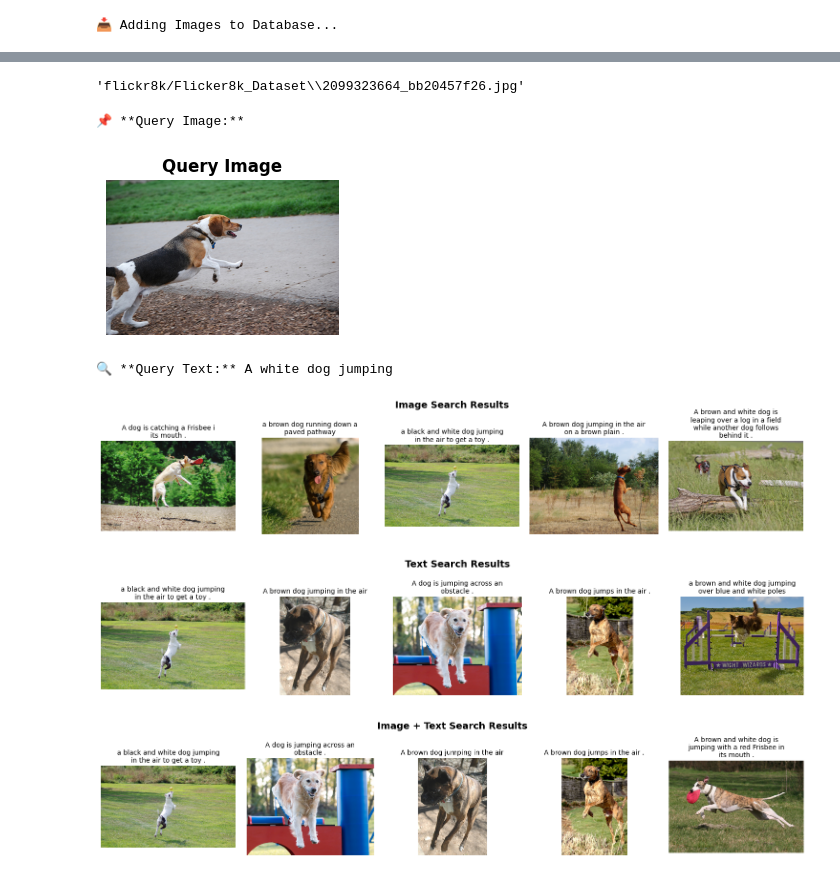
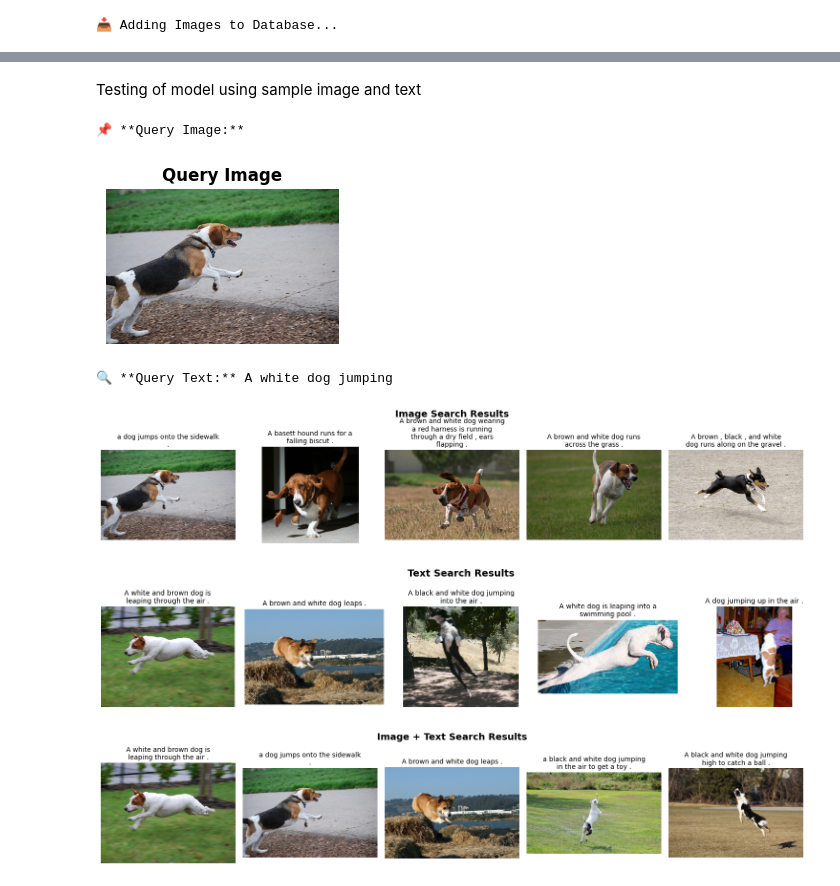
Before and after one commit to akshat2635/mindflix-assignment, a Jupyter notebook: backend/mindflix_rag.ipynb, the cells around one changed output, grey strips where cells are left out. Saved outputs shown, nothing was run; the diff lists cells and outputs as text; code cells hidden in the pictures.

```diff
--- a/backend/mindflix_rag.ipynb
+++ b/backend/mindflix_rag.ipynb
@@ -156,20 +157,21 @@ def search_by_text(query_text):
 # %%
-def search_by_image_and_text(image_path, query_text):
-    """Retrieve images based on both image and text query"""
-    image = Image.open(image_path).convert("RGB")
-    image_embedding = get_clip_embedding(image)
-    text_embedding = get_text_embedding(query_text)
+def search( image=None, query_text=None):
+    image_embedding = get_clip_embedding(image) if image else np.zeros(512)
+    text_embedding = get_text_embedding(query_text) if query_text else np.zeros(384)
 
-    image_embedding /= np.linalg.norm(image_embedding)
-    text_embedding /= np.linalg.norm(text_embedding)
+    image_embedding /= np.linalg.norm(image_embedding) if np.linalg.norm(image_embedding) != 0 else 1
+    text_embedding /= np.linalg.norm(text_embedding) if np.linalg.norm(text_embedding) != 0 else 1
 
     combined_embedding = np.concatenate((image_embedding, text_embedding))
     return retrieve_similar_images(combined_embedding)
+# %% [markdown]
+Testing of model using sample image and text
 # %%
 import matplotlib.pyplot as plt
 import textwrap
 from PIL import Image
 
+BASE_DIR = "flickr8k/Flicker8k_Dataset/"
 # Function to display results in a single-row format with captions below images
 def display_results(title, results):
     num_results = min(len(results), 5)  # Limit to top 5 results
@@ -186,7 +188,7 @@ def display_results(title, results):
         axes = [axes]
 
     for i, res in enumerate(results[:5]):  # Show max 5 images
-        img_path = res["image_path"].split("/content/")[-1]
+        img_path = BASE_DIR+res["image_path"]
         caption = res["caption"]
 
         axes[i].imshow(Image.open(img_path))
@@ -198,45 +200,42 @@ def display_results(title, results):
 
     plt.tight_layout(rect=[0, 0, 1, 0.95])  # Adjust layout to fit title properly
     plt.show()
-# %%
-image_paths[1001]
-# %% [output]
-'flickr8k/Flicker8k_Dataset\\2099323664_bb20457f26.jpg'
 # %%
 # Pick an image from the dataset for testing
 test_image_path = image_paths[1001]  # Change index as needed
+image=Image.open(test_image_path)
 test_query_text = "A white dog jumping"
 
 # Display the test query image
 print("📌 **Query Image:**")
 plt.figure(figsize=(3, 3))
-plt.imshow(Image.open(test_image_path))
+plt.imshow(image)
 plt.axis("off")
 plt.title("Query Image", fontsize=12, fontweight="bold")
 plt.show()
 
 print(f"🔍 **Query Text:** {test_query_text}\n")
 
 
 # Query 1: Image Search
-img_results = search_by_image(test_image_path)
+img_results = search(image=image)
 display_results("Image Search Results", img_results)
 print()
 
 
 # Query 2: Text Search
-text_results = search_by_text(test_query_text)
+text_results = search(query_text=test_query_text)
 display_results("Text Search Results", text_results)
 print()
 
 
 # Query 3: Image + Text Search
-whole_results = search_by_image_and_text(test_image_path, test_query_text)
+whole_results = search(image, test_query_text)
 display_results("Image + Text Search Results", whole_results)
 # %% [output]
 📌 **Query Image:**
 [figure]
 🔍 **Query Text:** A white dog jumping
-[figure, old version]
+[figure, new version]
-[figure, old version]
+[figure, new version]
-[figure, old version]
+[figure, new version]
```
Also changed, not shown: parts of 11 cells of this notebook, 2 other files.
